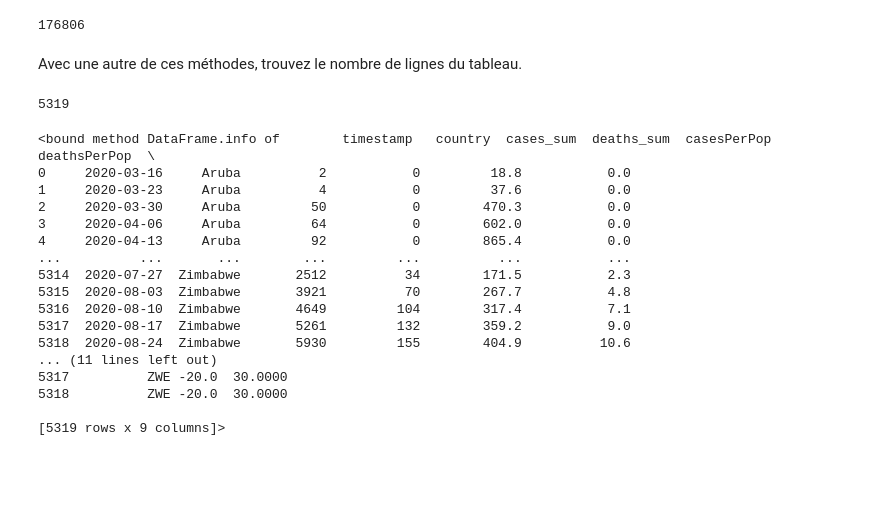
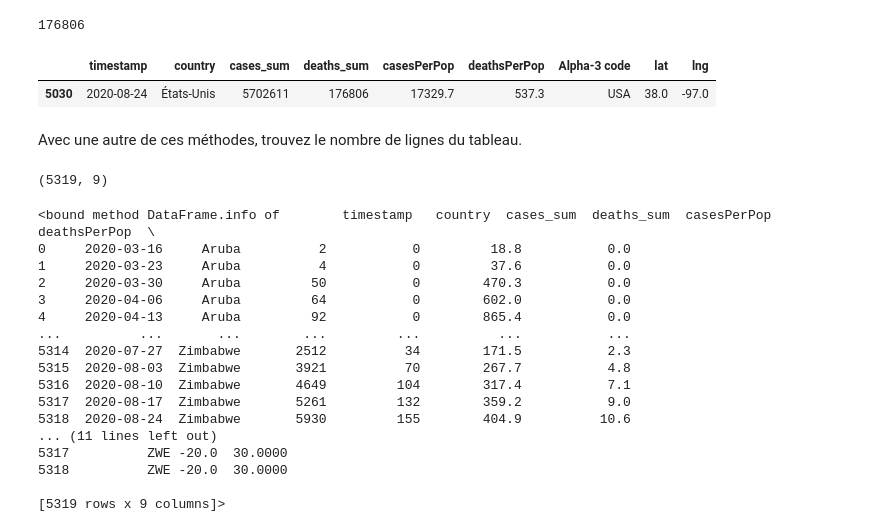
Before and after one commit to palrogg/course_sandbox, a Jupyter notebook: DoNow_03-joel.ipynb, the cells around one changed output. Saved outputs shown, nothing was run; the diff lists cells and outputs as text; code cells hidden in the pictures; blank space fills up the shorter version.

```diff
--- a/DoNow_03-joel.ipynb
+++ b/DoNow_03-joel.ipynb
@@ -33,12 +33,19 @@ Utilisez l’une des méthodes ci-dessus pour calculer le maximum de la colonne
 df['deaths_sum'].max()
 # %% [output]
 176806
+# %%
+index_max = df['deaths_sum'].idxmax()
+df[df.index == index_max]
+# %% [output]
+|  | timestamp | country | cases_sum | deaths_sum | casesPerPop | deathsPerPop | Alpha-3 code | lat | lng |
+| 5030 | 2020-08-24 | États-Unis | 5702611 | 176806 | 17329.7 | 537.3 | USA | 38.0 | -97.0 |
 # %% [markdown]
 Avec une autre de ces méthodes, trouvez le nombre de lignes du tableau.
 # %%
 len(df)
+df.shape
 # %% [output]
-5319
+(5319, 9)
 # %%
 df.info
 # %% [output]
```
Also changed, not shown: 1 other file.
